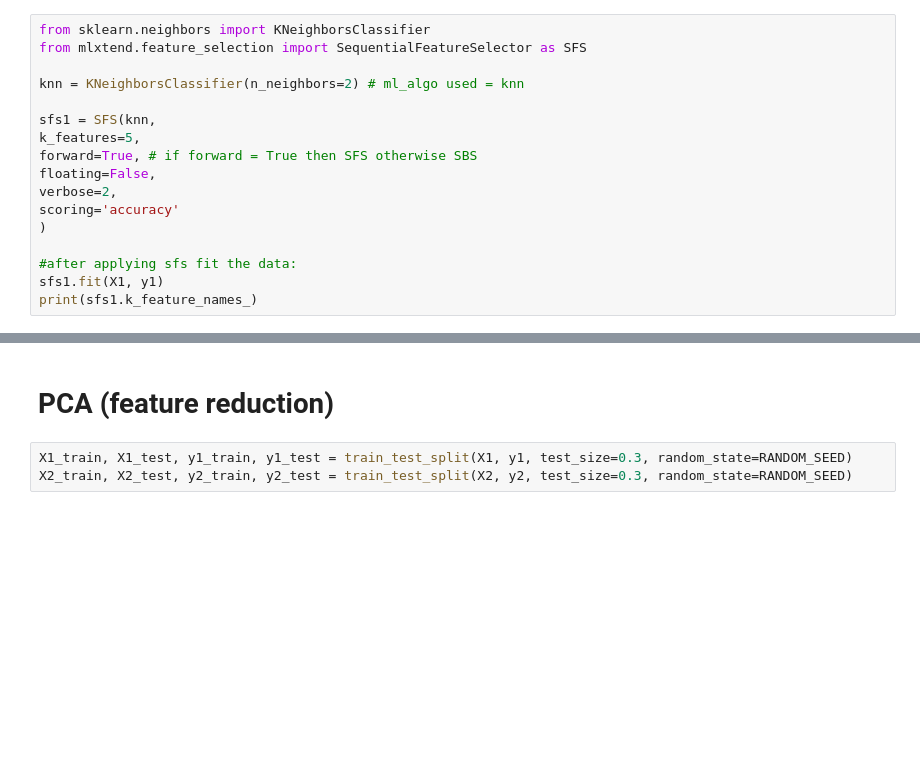
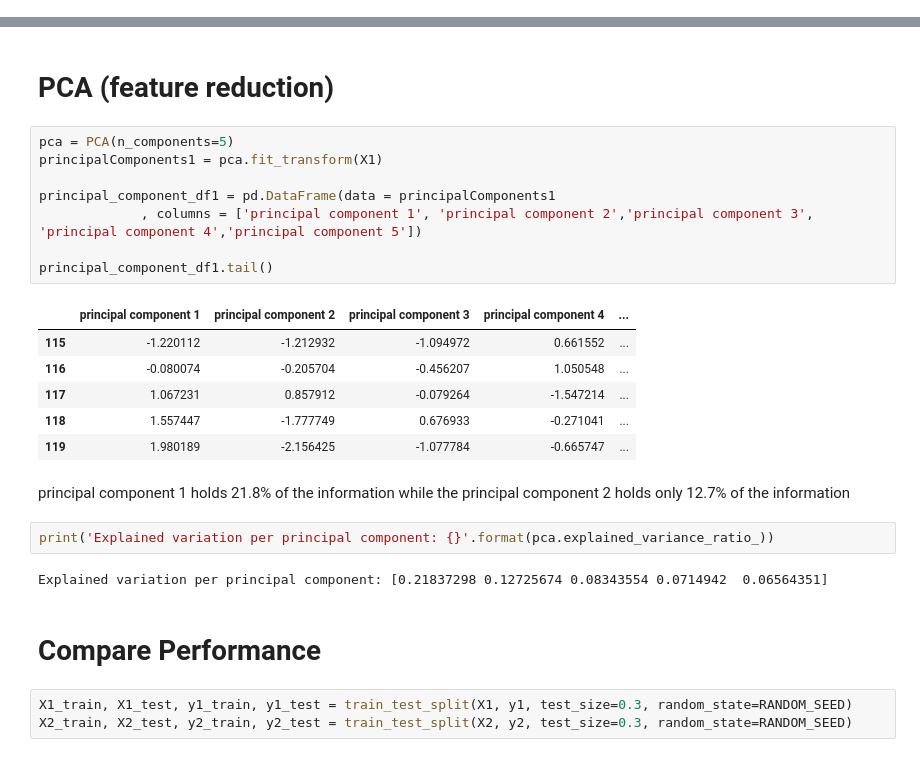
Before and after one commit to claredavies/AutomaticLearning, a Jupyter notebook: MachineLearningDataPreparation.ipynb, the cells around one changed output, grey strips where cells are left out. Saved outputs shown, nothing was run; the diff lists cells and outputs as text; blank space fills up the shorter version.

```diff
--- a/MachineLearningDataPreparation.ipynb
+++ b/MachineLearningDataPreparation.ipynb
@@ -186,17 +204,0 @@ sys.modules['sklearn.externals.joblib'] = joblib
-# %%
-from sklearn.neighbors import KNeighborsClassifier
-from mlxtend.feature_selection import SequentialFeatureSelector as SFS
-
-knn = KNeighborsClassifier(n_neighbors=2) # ml_algo used = knn
-
-sfs1 = SFS(knn,
-k_features=5,
-forward=True, # if forward = True then SFS otherwise SBS
-floating=False,
-verbose=2,
-scoring='accuracy'
-)
-
-#after applying sfs fit the data:
-sfs1.fit(X1, y1)
-print(sfs1.k_feature_names_)
@@ -226,5 +267,28 @@ print(sfs1.k_feature_names_)
 # %% [markdown]
 # PCA (feature reduction)
+# %%
+pca = PCA(n_components=5)
+principalComponents1 = pca.fit_transform(X1)
+
+principal_component_df1 = pd.DataFrame(data = principalComponents1
+             , columns = ['principal component 1', 'principal component 2','principal component 3', 'principal component 4','principal component 5'])
+
+principal_component_df1.tail()
+# %% [output]
+|  | principal component 1 | principal component 2 | principal component 3 | principal component 4 | ... |
+| 115 | -1.220112 | -1.212932 | -1.094972 | 0.661552 | ... |
+| 116 | -0.080074 | -0.205704 | -0.456207 | 1.050548 | ... |
+| 117 | 1.067231 | 0.857912 | -0.079264 | -1.547214 | ... |
+| 118 | 1.557447 | -1.777749 | 0.676933 | -0.271041 | ... |
+| 119 | 1.980189 | -2.156425 | -1.077784 | -0.665747 | ... |
+# %% [markdown]
+principal component 1 holds 21.8% of the information while the principal component 2 holds only 12.7% of the information
+# %%
+print('Explained variation per principal component: {}'.format(pca.explained_variance_ratio_))
+# %% [output]
+Explained variation per principal component: [0.21837298 0.12725674 0.08343554 0.0714942  0.06564351]
+# %% [markdown]
+# Compare Performance
 # %%
 X1_train, X1_test, y1_train, y1_test = train_test_split(X1, y1, test_size=0.3, random_state=RANDOM_SEED)
 X2_train, X2_test, y2_train, y2_test = train_test_split(X2, y2, test_size=0.3, random_state=RANDOM_SEED)
```
Also changed, not shown: parts of 8 cells of this notebook.
